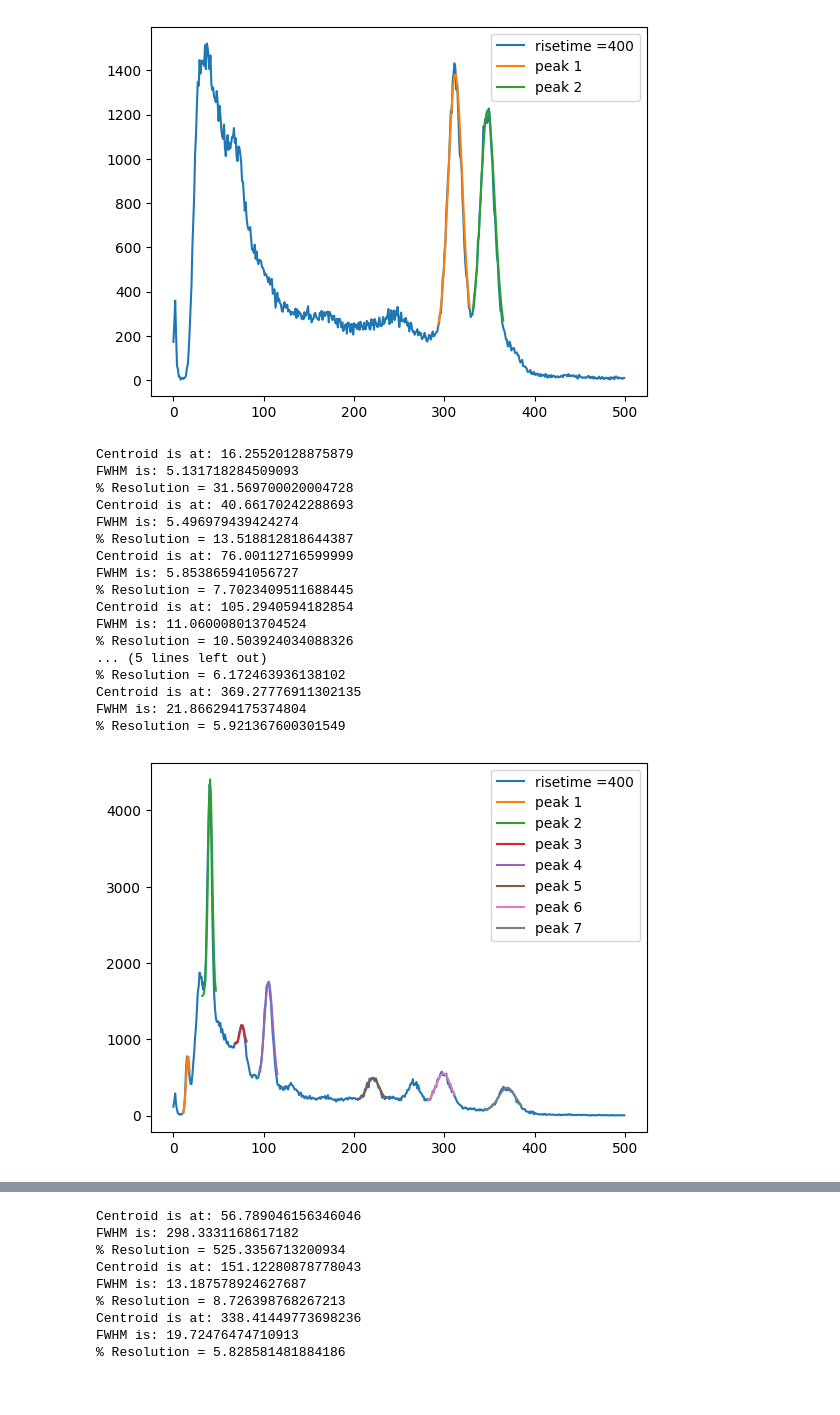
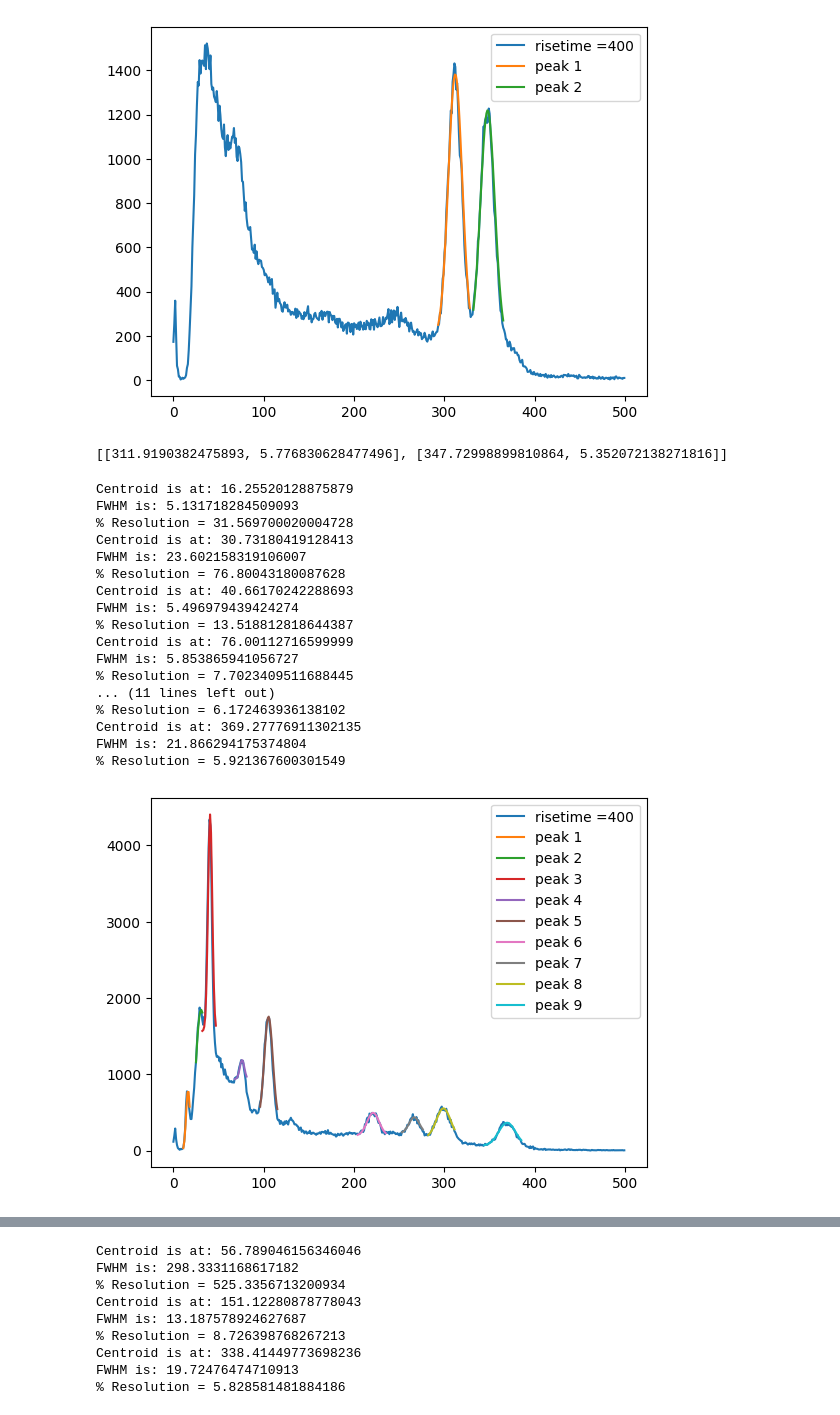
Before and after one commit to UCB-NE-204-2022/Devin_Thatcher_NE204, a Jupyter notebook: Lab2/Jupyter/NE204Lab2.ipynb, the cells around one changed output, grey strips where cells are left out. Cells and saved outputs as stored; diff of their text form; code cells hidden in the pictures.

Commit message:
working on resolutions

```diff
--- a/Lab2/Jupyter/NE204Lab2.ipynb
+++ b/Lab2/Jupyter/NE204Lab2.ipynb
@@ -149,7 +152,7 @@ Seems like the range can be decreased to half of before. Noting that the maximum
 filelocation = r"C:\Users\Operator\Documents\Devin\Code\Data\NaI_Cs137_4cm_30.h5"
 risetime = 200
 
-spectra = CreateSpectra(filelocation, events, XRange, preTrgrDly, risetime)
+spectra = CreateSpectra(filelocation, events, preTrgrDly, risetime)
 hist, bins = np.histogram(spectra, bins = 1000, range = (0, 200000))
 plt.plot(range(np.size(hist)), hist, label="risetime =" + str(risetime))
 Xranges, coefficients, numberofpeaks, FWHMs = PeakInfo(hist, peakdistance, prominencefactor)
@@ -162,7 +165,7 @@ for i in range(numberofpeaks):
 filelocation = r"C:\Users\Operator\Documents\Devin\Code\Data\NaI_Cs137_4cm_30.h5"
 risetime = 1000
 
-spectra = CreateSpectra(filelocation, events, XRange, preTrgrDly, risetime)
+spectra = CreateSpectra(filelocation, events, preTrgrDly, risetime)
 hist, bins = np.histogram(spectra, bins = 1000, range = (0, 200000))
 plt.plot(range(np.size(hist)), hist, label="risetime =" + str(risetime))
 Xranges, coefficients, numberofpeaks, FWHMs = PeakInfo(hist, peakdistance, prominencefactor)
@@ -190,7 +193,7 @@ With 1000 bins for a range of 200000, equivalent bin size for a full range of va
 filelocation = r"C:\Users\Operator\Documents\Devin\Code\Data\NaI_Cs137_28cm_30.h5"
 risetime = 200
 
-spectra = CreateSpectra(filelocation, events, XRange, preTrgrDly, risetime)
+spectra = CreateSpectra(filelocation, events, preTrgrDly, risetime)
 hist, bins = np.histogram(spectra, bins = 1000, range = (0, 200000))
 plt.plot(range(np.size(hist)), hist, label="risetime =" + str(risetime))
 Xranges, coefficients, numberofpeaks, FWHMs = PeakInfo(hist, peakdistance, prominencefactor)
@@ -203,7 +206,7 @@ for i in range(numberofpeaks):
 filelocation = r"C:\Users\Operator\Documents\Devin\Code\Data\NaI_Cs137_28cm_30.h5"
 risetime = 1000
 
-spectra = CreateSpectra(filelocation, events, XRange, preTrgrDly, risetime)
+spectra = CreateSpectra(filelocation, events, preTrgrDly, risetime)
 hist, bins = np.histogram(spectra, bins = 1000, range = (0, 200000))
 plt.plot(range(np.size(hist)), hist, label="risetime =" + str(risetime))
 Xranges, coefficients, numberofpeaks, FWHMs = PeakInfo(hist, peakdistance, prominencefactor)
@@ -243,14 +246,13 @@ for a in filelocations:
     filelocation = a
     filenames.append(os.path.split(a)[1])
     events = 200000
-    XRange = 2000
     preTrgrDly = 1000
     peakdistance = 10
     prominencefactor = 10
     for b in range(9):
         resolutions = []
         risetime = 100*(b+2)
-        spectra = CreateSpectra(filelocation, events, XRange, preTrgrDly, risetime)
+        spectra = CreateSpectra(filelocation, events, preTrgrDly, risetime)
         hist, bins = np.histogram(spectra, bins = 6000)
         Xranges, coefficients, numberofpeaks, FWHMs = PeakInfo(hist, peakdistance, prominencefactor)
         for i in range(numberofpeaks):
@@ -283,18 +285,19 @@ Will add to these lists to create energy calibration
 # %%
 filelocation = r"C:\Users\Operator\Documents\Devin\Code\Data\NaI_Co60_120s.h5"
 risetime = 400
+prominencefactor = 10
+peakinfo = []
 
-spectra = CreateSpectra(filelocation, events, XRange, preTrgrDly, risetime)
+spectra = CreateSpectra(filelocation, events, preTrgrDly, risetime)
 hist, bins = np.histogram(spectra, bins = 500, range = (0, 200000))
 plt.plot(range(np.size(hist)), hist, label="risetime =" + str(risetime))
 Xranges, coefficients, numberofpeaks, FWHMs = PeakInfo(hist, peakdistance, prominencefactor)
 for i in range(numberofpeaks):
     plt.plot(Xranges[i], Gaussian(Xranges[i], *coefficients[i]), label="peak " + str(i+1))
+    peakinfo.append([coefficients[i][1], 100*2.35*coefficients[i][2]/coefficients[i][1]])
     print("Centroid is at: " + str(coefficients[i][1]))
-    peak_locations.append(coefficients[i][1])
     print("FWHM is: " + str(2.35*coefficients[i][2]))
     print("% Resolution = " + str(100*2.35*coefficients[i][2]/coefficients[i][1]))
-    peak_resolutions.append(100*2.35*coefficients[i][2]/coefficients[i][1])
 plt.legend(loc='upper right')
 plt.show()
 # %% [output]
@@ -305,39 +308,45 @@ Centroid is at: 347.72998899810864
 FWHM is: 18.610759857583425
 % Resolution = 5.352072138271816
 [figure]
+# %%
+print(peakinfo)
+total_peakinfo.extend(peakinfo)
+energies.extend([1173.2, 1332.5])
+# %% [output]
+[[311.9190382475893, 5.776830628477496], [347.72998899810864, 5.352072138271816]]
 # %%
 filelocation = r"C:\Users\Operator\Documents\Devin\Code\Data\NaI_Eu152_120s.h5"
-prominencefactor = 15
+prominencefactor = 20
+peakinfo = []
 
-spectra = CreateSpectra(filelocation, events, XRange, preTrgrDly, risetime)
+spectra = CreateSpectra(filelocation, events, preTrgrDly, risetime)
 hist, bins = np.histogram(spectra, bins = 500, range = (0,200000))
 plt.plot(range(np.size(hist)), hist, label="risetime =" + str(risetime))
 Xranges, coefficients, numberofpeaks, FWHMs = PeakInfo(hist, peakdistance, prominencefactor)
 for i in range(numberofpeaks):
     plt.plot(Xranges[i], Gaussian(Xranges[i], *coefficients[i]), label="peak " + str(i+1))
+    peakinfo.append([coefficients[i][1], 100*2.35*coefficients[i][2]/coefficients[i][1]])
     print("Centroid is at: " + str(coefficients[i][1]))
-    peak_locations.append(coefficients[i][1])
     print("FWHM is: " + str(2.35*coefficients[i][2]))
     print("% Resolution = " + str(100*2.35*coefficients[i][2]/coefficients[i][1]))
-    peak_resolutions.append(100*2.35*coefficients[i][2]/coefficients[i][1])
 plt.legend(loc='upper right')
 plt.show()
 # %% [output]
 Centroid is at: 16.25520128875879
 FWHM is: 5.131718284509093
 % Resolution = 31.569700020004728
+Centroid is at: 30.73180419128413
+FWHM is: 23.602158319106007
+% Resolution = 76.80043180087628
 Centroid is at: 40.66170242288693
 FWHM is: 5.496979439424274
 % Resolution = 13.518812818644387
 Centroid is at: 76.00112716599999
 FWHM is: 5.853865941056727
 % Resolution = 7.7023409511688445
-Centroid is at: 105.2940594182854
-FWHM is: 11.060008013704524
-% Resolution = 10.503924034088326
-... (5 lines left out)
+... (11 lines left out)
 % Resolution = 6.172463936138102
 Centroid is at: 369.27776911302135
 FWHM is: 21.866294175374804
 % Resolution = 5.921367600301549
-[figure, old version]
+[figure, new version]
```
Also changed, not shown: parts of 26 cells of this notebook.
